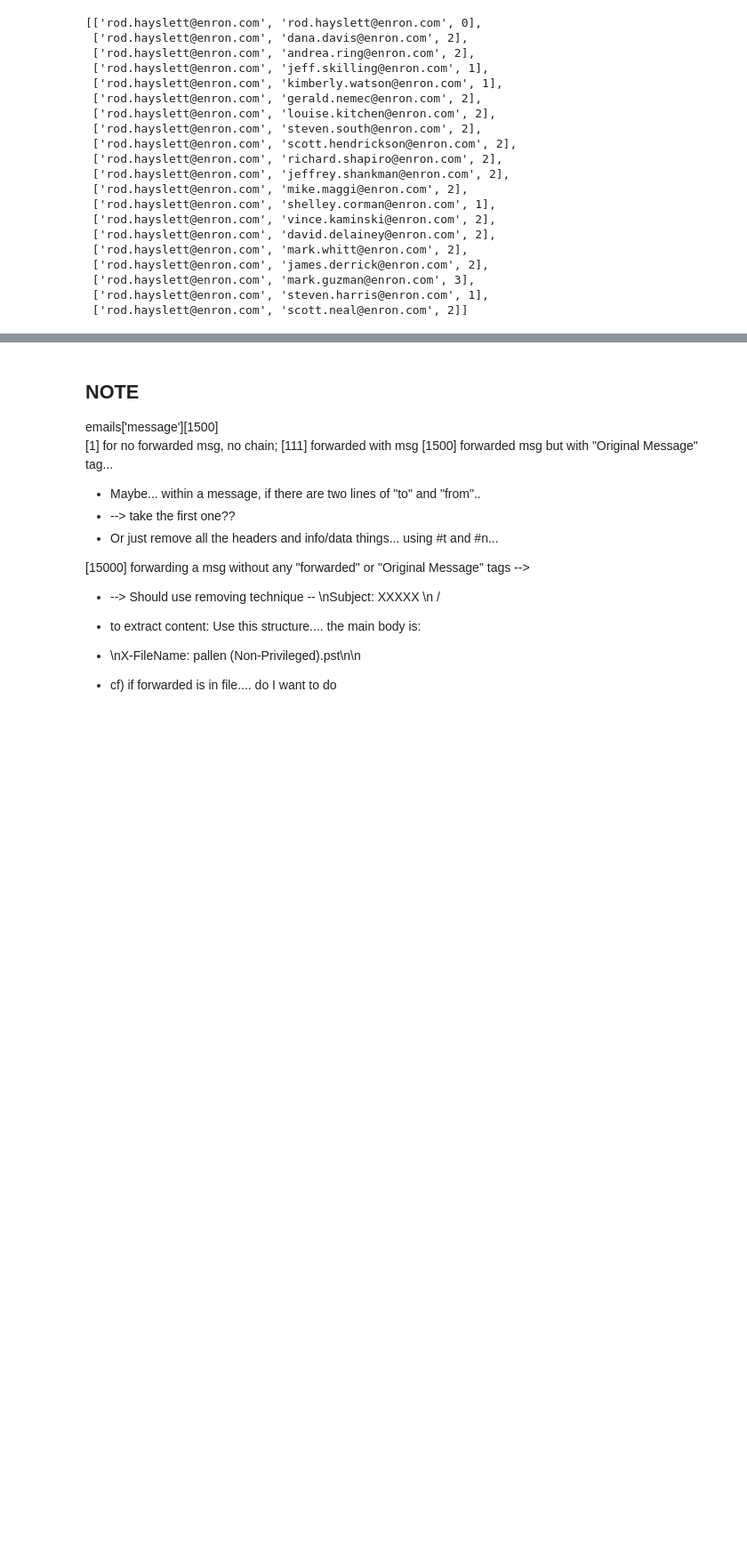
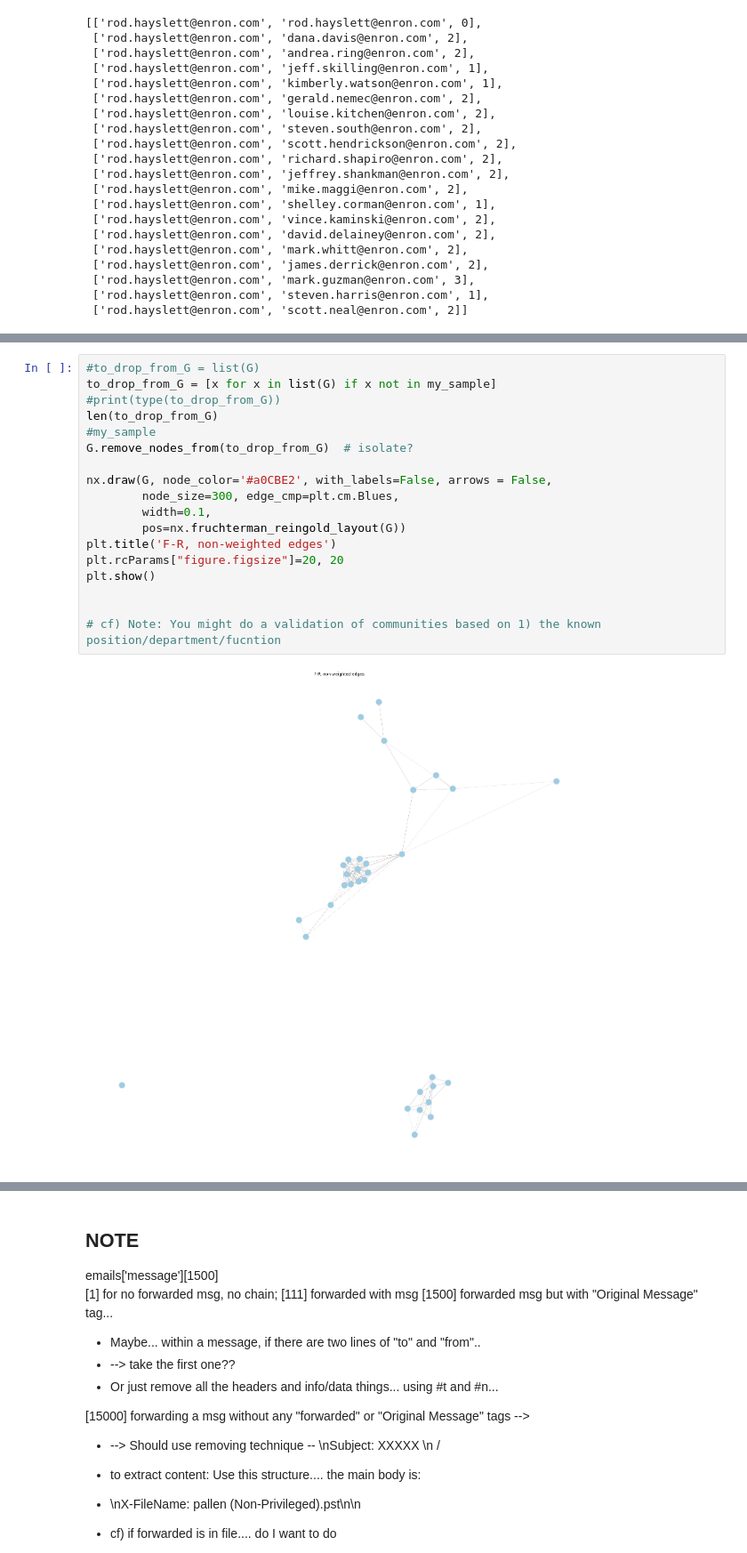
Before and after one commit to margeumkim/BRIDGEMAIL, a Jupyter notebook: email_test-Copy1-checkpoint.ipynb, the cells around one changed output, grey strips where cells are left out. Shown at 89% size. Cells and saved outputs as stored; diff of their text form; blank space fills up the shorter version.

Commit message:
Update email_test-Copy1-checkpoint.ipynb
Subset into a sample; Cleaned email content; Added bag of words approach

```diff
--- a/email_test-Copy1-checkpoint.ipynb
+++ b/email_test-Copy1-checkpoint.ipynb
@@ -851,0 +915,20 @@ my_sample_edges = path4
+# %%
+#to_drop_from_G = list(G)
+to_drop_from_G = [x for x in list(G) if x not in my_sample]
+#print(type(to_drop_from_G))
+len(to_drop_from_G)
+#my_sample
+G.remove_nodes_from(to_drop_from_G)  # isolate?
+
+nx.draw(G, node_color='#a0CBE2', with_labels=False, arrows = False,
+        node_size=300, edge_cmp=plt.cm.Blues,
+        width=0.1,
+        pos=nx.fruchterman_reingold_layout(G))
+plt.title('F-R, non-weighted edges')
+plt.rcParams["figure.figsize"]=20, 20
+plt.show()
+
+
+# cf) Note: You might do a validation of communities based on 1) the known position/department/fucntion
+# %% [output]
+[figure, added]
```
Also changed, not shown: parts of 65 cells of this notebook.
